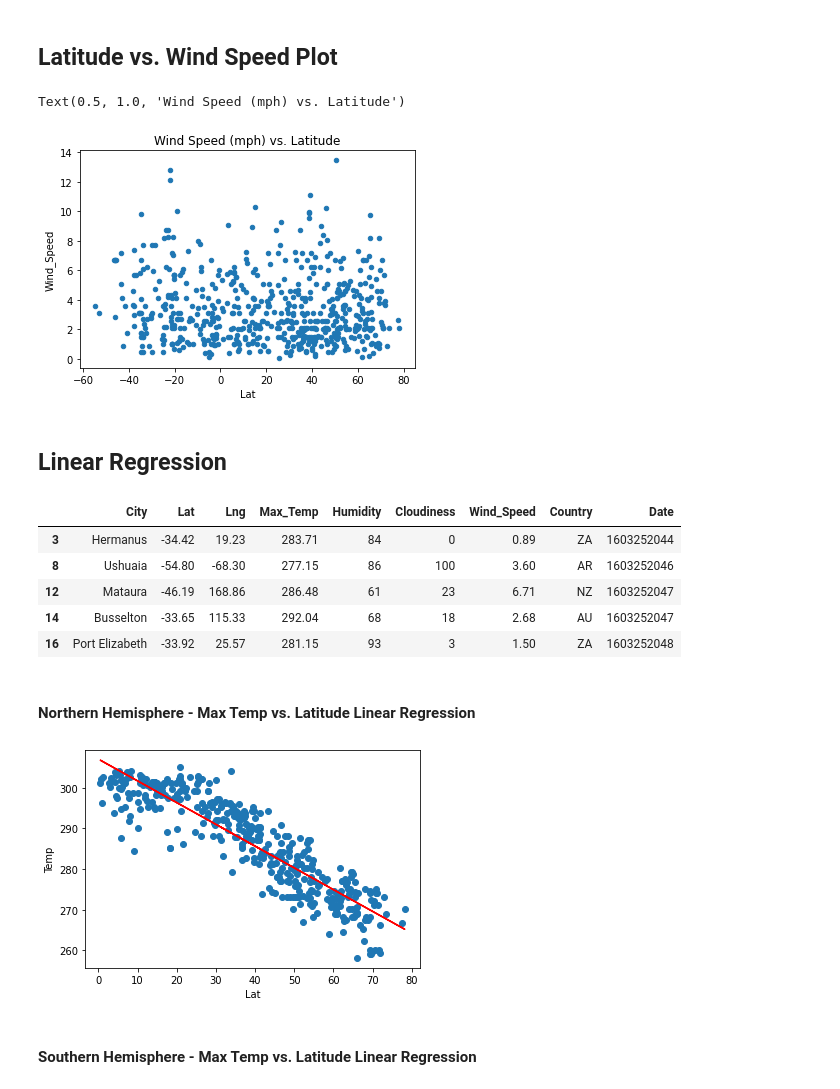
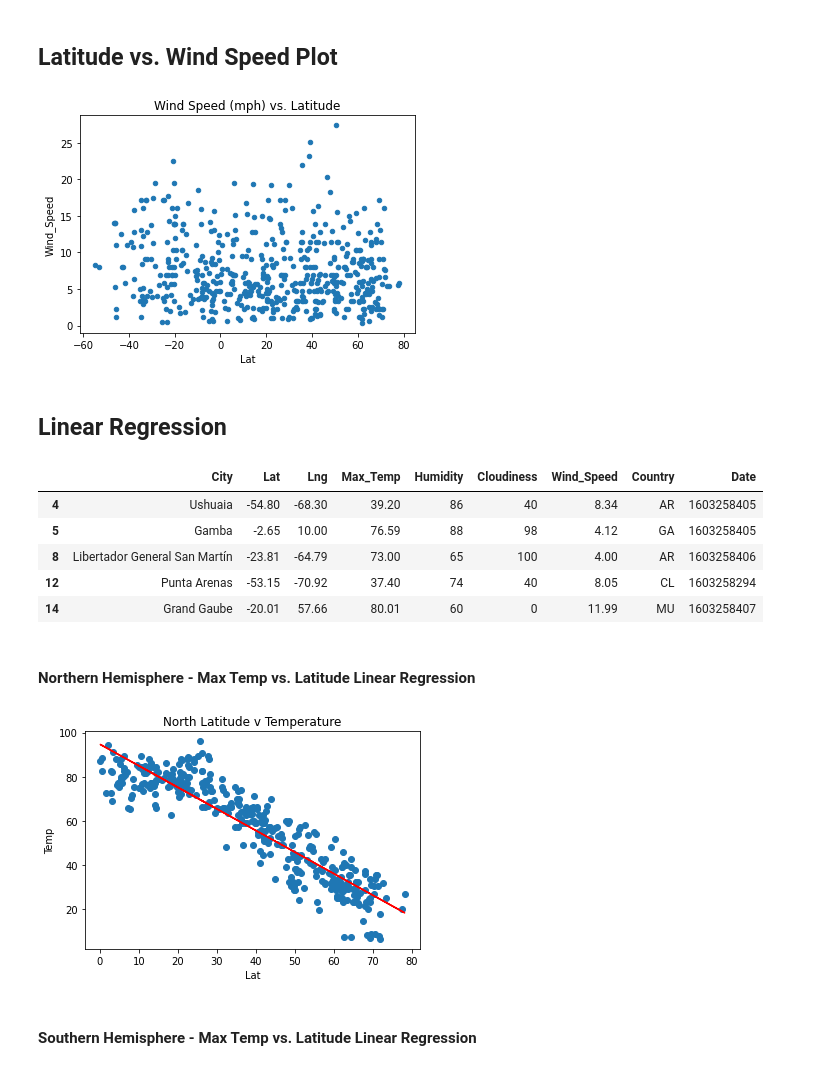
Before and after one commit to jonsb-coding/Weather_Data_Pull, a Jupyter notebook: starter_code/WeatherPy.ipynb, the cells around one changed output. Saved outputs shown, nothing was run; the diff lists cells and outputs as text; code cells hidden in the pictures.

Commit message:
completed WeatherPy.ipynb

```diff
--- a/starter_code/WeatherPy.ipynb
+++ b/starter_code/WeatherPy.ipynb
@@ -73,7 +73,7 @@ Country = []
 Date = []
 for city in range(len(cities)):
     try:
-        response = requests.get("http://api.openweathermap.org/data/2.5/weather?q="+cities[city]+"&appid=" + weather_api_key).json()
+        response = requests.get("http://api.openweathermap.org/data/2.5/weather?q="+cities[city]+"&appid=" + weather_api_key +"&units=imperial").json()
         city_name = response["name"]
         latitude = response["coord"]["lat"]
         longitude = response["coord"]["lon"]
@@ -215,20 +214,20 @@ data.plot.scatter(x = "Lat", y = "Wind_Speed")
 plt.title("Wind Speed (mph) vs. Latitude")
 plt.savefig("../output_data/Fig4.png")
 # %% [output]
-Text(0.5, 1.0, 'Wind Speed (mph) vs. Latitude')
-[figure, old version]
+[figure, new version]
 # %% [markdown]
 ## Linear Regression
 # %%
+# Make new data frames for northern and southern hemisphere
 North_data = data[data["Lat"] >= 0]
 North_data.head()
 South_data = data[data["Lat"] < 0]
 South_data.head()
 # %% [output]
 |  | City | Lat | Lng | Max_Temp | Humidity | Cloudiness | Wind_Speed | Country | Date |
-| 3 | Hermanus | -34.42 | 19.23 | 283.71 | 84 | 0 | 0.89 | ZA | 1603252044 |
-| 8 | Ushuaia | -54.80 | -68.30 | 277.15 | 86 | 100 | 3.60 | AR | 1603252046 |
-| 12 | Mataura | -46.19 | 168.86 | 286.48 | 61 | 23 | 6.71 | NZ | 1603252047 |
-| 14 | Busselton | -33.65 | 115.33 | 292.04 | 68 | 18 | 2.68 | AU | 1603252047 |
-| 16 | Port Elizabeth | -33.92 | 25.57 | 281.15 | 93 | 3 | 1.50 | ZA | 1603252048 |
+| 4 | Ushuaia | -54.80 | -68.30 | 39.20 | 86 | 40 | 8.34 | AR | 1603258405 |
+| 5 | Gamba | -2.65 | 10.00 | 76.59 | 88 | 98 | 4.12 | GA | 1603258405 |
+| 8 | Libertador General San Martín | -23.81 | -64.79 | 73.00 | 65 | 100 | 4.00 | AR | 1603258406 |
+| 12 | Punta Arenas | -53.15 | -70.92 | 37.40 | 74 | 40 | 8.05 | CL | 1603258294 |
+| 14 | Grand Gaube | -20.01 | 57.66 | 80.01 | 60 | 0 | 11.99 | MU | 1603258407 |
 # %%
@@ -244,9 +244,9 @@ def linear_regression(x, y, x_label, y_label, title):
 ####  Northern Hemisphere - Max Temp vs. Latitude Linear Regression
 # %%
 
-linear_regression(North_data["Lat"], North_data["Max_Temp"], "Lat", "Temp", "Lat v Temp")
+linear_regression(North_data["Lat"], North_data["Max_Temp"], "Lat", "Temp", "North Latitude v Temperature")
 # %% [output]
-[figure, old version]
+[figure, new version]
 # %% [markdown]
 ####  Southern Hemisphere - Max Temp vs. Latitude Linear Regression
 # %%
```
Also changed, not shown: parts of 18 cells of this notebook, 5 other files.
